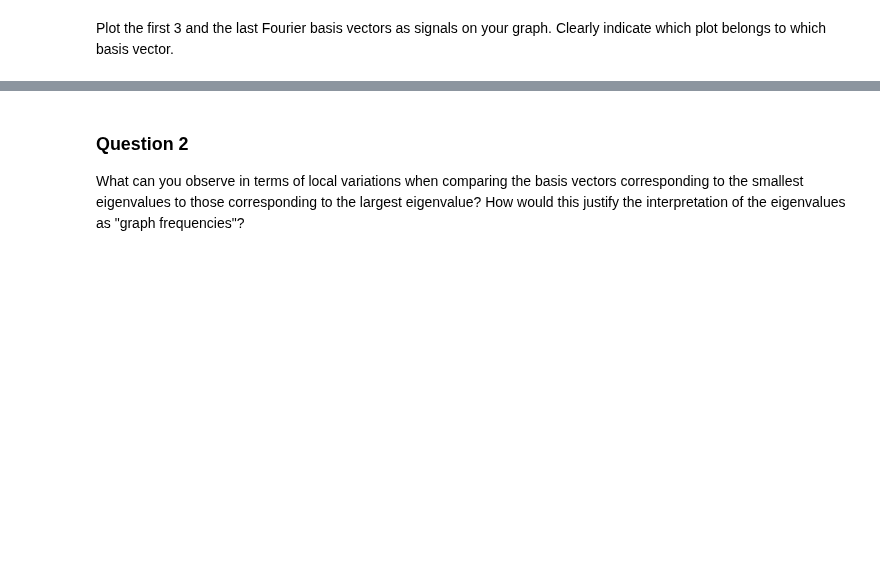
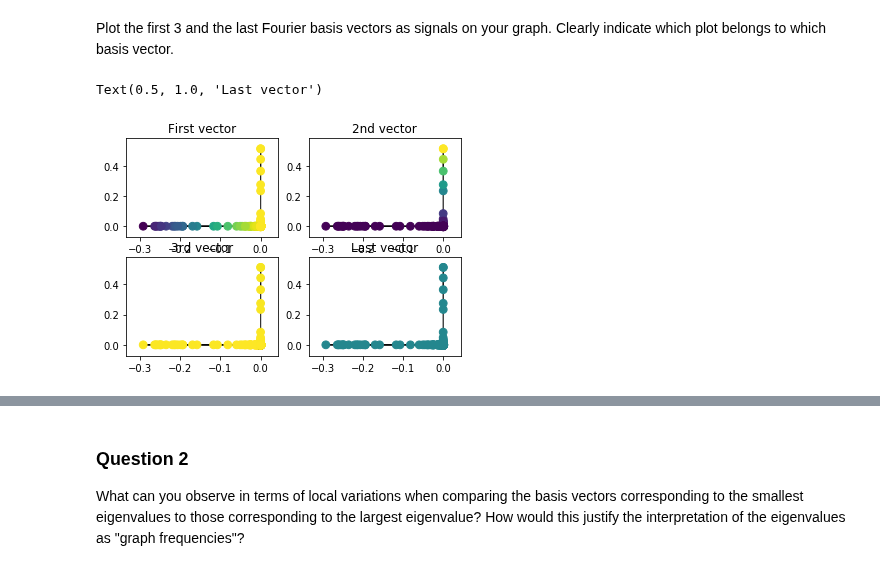
Before and after one commit to swouf/ntds_IMDb_team4, a Jupyter notebook: 4_graph_signal_processing.ipynb, the cells around one changed output, grey strips where cells are left out. Drawn from its saved outputs; the diff is of its cells as text; code cells hidden in the pictures; blank space fills up the shorter version.

```diff
--- a/4_graph_signal_processing.ipynb
+++ b/4_graph_signal_processing.ipynb
@@ -153,7 +153,8 @@ In this section we will observe how your feature/label vector looks like in the
 
 Compute the Fourier basis vectors and the Laplacian eigenvalues. Make sure to order those from smaller to larger, $\lambda_0 \leq \lambda_1 \leq \dots \leq \lambda_{N-1},$ and use the same ordering for the Fourier basis vectors.
 # %%
-e = # Ordered Laplacian eigenvalues.
-U = # Ordered graph Fourier basis.
+e, U = np.linalg.eigh(laplacian) #eigh sorts the values/associated vectors from smallest to largest.
+# e: Ordered Laplacian eigenvalues.
+# U: Ordered graph Fourier basis.
 # %% [markdown]
 Plot the first 3 and the last Fourier basis vectors as signals on your graph. Clearly indicate which plot belongs to which basis vector.
@@ -161,0 +161,25 @@ Plot the first 3 and the last Fourier basis vectors as signals on your graph. Cl
+# %%
+import networkx as nx
+graph = nx.from_numpy_matrix(adjacency)
+coords = nx.spring_layout(graph)  # Force-directed layout.
+coords = U[:, 1:3]  # Laplacian eigenmaps.
+plt.figure(figsize=(15, 5))
+plt.subplot(221)
+nx.draw_networkx_nodes(graph, coords, node_size=60, node_color=U[:,1])
+nx.draw_networkx_edges(graph, coords, alpha=0.3)
+plt.title('First vector')
+plt.subplot(222)
+nx.draw_networkx_nodes(graph, coords, node_size=60, node_color=U[:,2])
+nx.draw_networkx_edges(graph, coords, alpha=0.3)
+plt.title('2nd vector')
+plt.subplot(223)
+nx.draw_networkx_nodes(graph, coords, node_size=60, node_color=U[:,3])
+nx.draw_networkx_edges(graph, coords, alpha=0.3)
+plt.title('3rd vector')
+plt.subplot(224)
+nx.draw_networkx_nodes(graph, coords, node_size=60, node_color=U[:,e.size-1])
+nx.draw_networkx_edges(graph, coords, alpha=0.3)
+plt.title('Last vector');
+# %% [output]
+Text(0.5, 1.0, 'Last vector')
+[figure, added]
```
Also changed, not shown: parts of 4 cells of this notebook.
